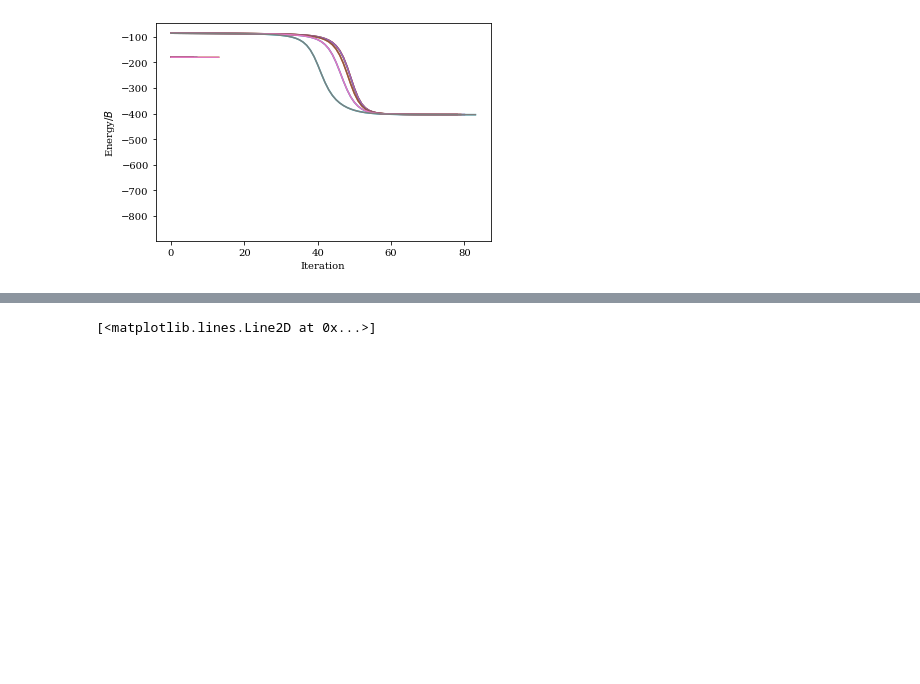
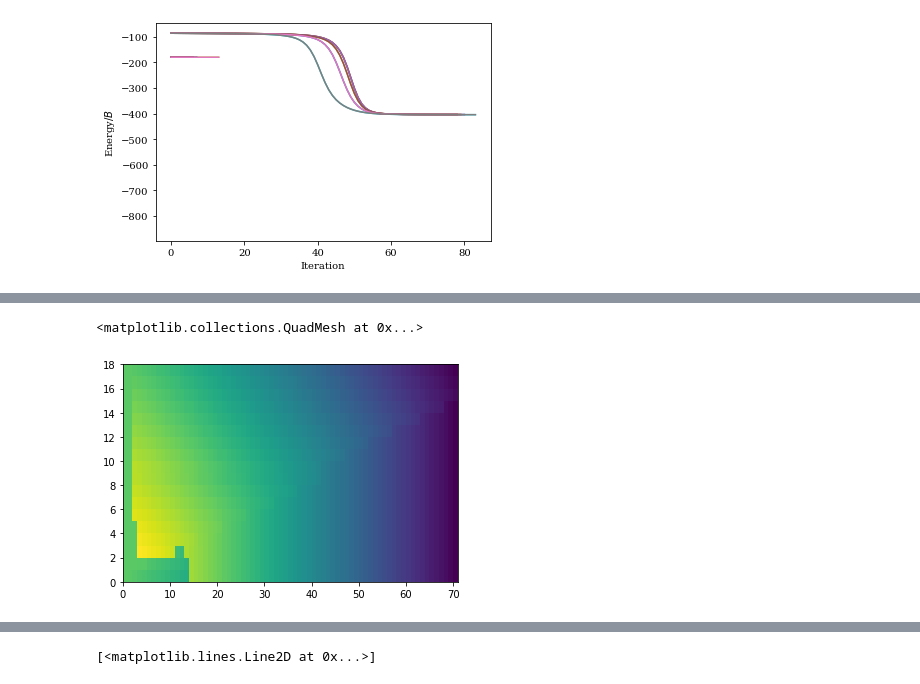
Before and after one commit to Progklui/rotor_lattice_models, a Jupyter notebook: phase_diag.ipynb, the cells around one changed output, grey strips where cells are left out. Cells and saved outputs as stored; diff of their text form; code cells hidden in the pictures; blank space fills up the shorter version.

```diff
--- a/phase_diag.ipynb
+++ b/phase_diag.ipynb
@@ -629,0 +595,33 @@ plt.pcolormesh(E_fo_arr.real-E_fdh_arr.real)
+# %%
+'''
+FO Results
+'''
+Mx = 6
+My = 6
+check_size = 'Mx_'+str(Mx)+'_My_'+str(My)
+file_path = 'results/phase_diagram/fo/'
+
+print('Reading results from FO calculations - please wait!')
+V_0_arr, E_arr_fo, Tx_fo, Ty_fo = get_e_arr(check_size, sum_tx_ty, diff_tx_ty, file_path)
+
+'''
+FDh Results
+'''
+Mx = 16
+My = 4
+check_size = 'Mx_'+str(Mx)+'_My_'+str(My)
+file_path = 'results/phase_diagram/fdh/'
+
+print('Reading results from FDh calculations - please wait!')
+V_0_arr, E_arr_fdh, Tx_fdh, Ty_fdh = get_e_arr(check_size, sum_tx_ty, diff_tx_ty, file_path)
+
+'''
+SP Results
+'''
+Mx = 8
+My = 8
+check_size = 'Mx_'+str(Mx)+'_My_'+str(My)
+file_path = 'results/phase_diagram/sp/'
+
+print('Reading results from SP calculations - please wait!')
+V_0_arr, E_arr_sp, Tx_sp, Ty_sp = get_e_arr(check_size, sum_tx_ty, diff_tx_ty, file_path)
@@ -629,0 +646,9 @@ plt.pcolormesh(E_fo_arr.real-E_fdh_arr.real)
+# %%
+E_arr_fdv = np.flip(E_arr_fdh.copy(), axis=0)
+Tx_fdv = np.flip(Ty_fdh.copy(), axis=0)
+Ty_fdv = np.flip(Tx_fdh.copy(), axis=0)
+
+plt.pcolormesh(E_arr_fdh.real)
+# %% [output]
+<matplotlib.collections.QuadMesh at 0x...>
+[figure, added]
```
Also changed, not shown: parts of 11 cells of this notebook, 2 other files.
